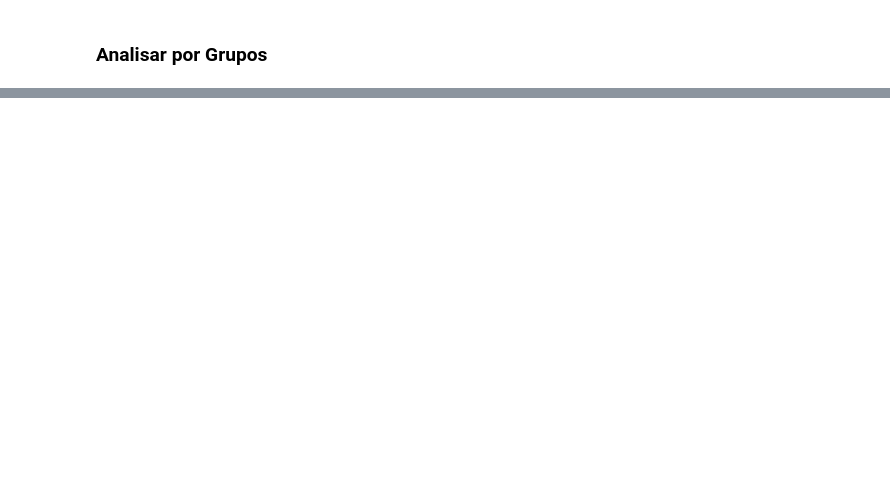
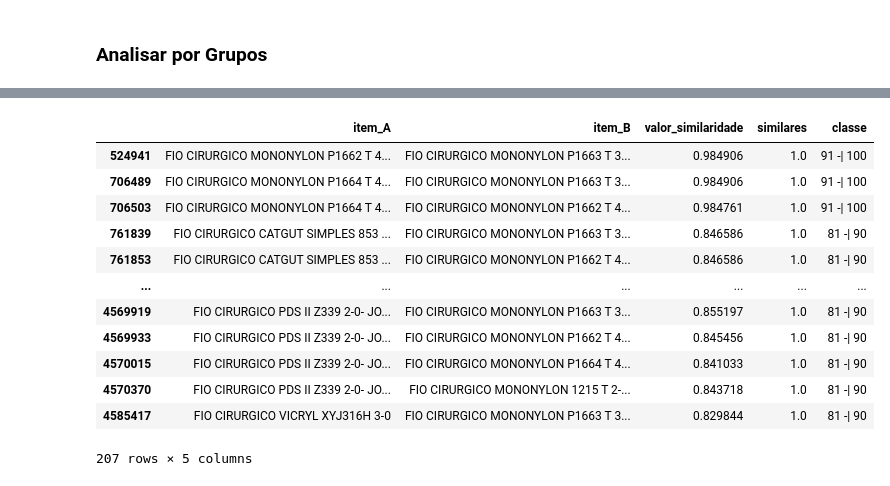
Before and after one commit to Douglas-cc/analyze_text_similarity, a Jupyter notebook: items_similarity.ipynb, the cells around one changed output, grey strips where cells are left out. Drawn from its saved outputs; the diff is of its cells as text; code cells hidden in the pictures; blank space fills up the shorter version.

Commit message:
Refinando resultados como similaridade de texto hibrida

```diff
--- a/items_similarity.ipynb
+++ b/items_similarity.ipynb
@@ -36,4 +28,4 @@ descricao_itens = df['Descrição do Item'].unique()
 # %% [markdown]
 - Remover stopwords
 # %%
-itens = pd.Series(descricao_itens).apply(lambda item: remove_stowords(item, portugues_stops))
+itens = pd.Series(descricao_itens).apply(lambda item: remove_stopwords(item, portugues_stops))
@@ -44,11 +34,11 @@ itens[itens == 'MONONYLON P1662 T 4-0 - JOHNSON JOHNSON']
 # %% [markdown]
 - Gernado a Matriz de similaridade de Jaro
 # %%
-matriz_jaro = similarity_matrix(np.array(itens), metric = 'jaro_winkler')
+matriz_jaro_winkler = similarity_matrix(np.array(itens), metric='jaro_winkler')
 # %% [markdown]
 - Convertendo matriz de similaridade para Dataframe
 # %%
-matriz_similaridade = pd.DataFrame(matriz_jaro, index=descricao_itens, columns=descricao_itens)
+matriz_similaridade = pd.DataFrame(matriz_jaro_winkler, index=descricao_itens, columns=descricao_itens)
 # %%
 matriz_similaridade
 # %% [markdown]
@@ -267,0 +378,18 @@ df_similaridade[df_similaridade['item_B'].isin(sonda)].query('valor_similaridade
+# %%
+df_fio_monolion = df_similaridade[df_similaridade['item_B'].isin(list_fio_monolion)].query('valor_similaridade >= 0.8')
+# %%
+df_fio_monolion
+# %% [output]
+|  | item_A | item_B | valor_similaridade | similares | classe |
+| 524941 | FIO CIRURGICO MONONYLON P1662 T 4... | FIO CIRURGICO MONONYLON P1663 T 3... | 0.984906 | 1.0 | 91 -| 100 |
+| 706489 | FIO CIRURGICO MONONYLON P1664 T 4... | FIO CIRURGICO MONONYLON P1663 T 3... | 0.984906 | 1.0 | 91 -| 100 |
+| 706503 | FIO CIRURGICO MONONYLON P1664 T 4... | FIO CIRURGICO MONONYLON P1662 T 4... | 0.984761 | 1.0 | 91 -| 100 |
+| 761839 | FIO CIRURGICO CATGUT SIMPLES 853 ... | FIO CIRURGICO MONONYLON P1663 T 3... | 0.846586 | 1.0 | 81 -| 90 |
+| 761853 | FIO CIRURGICO CATGUT SIMPLES 853 ... | FIO CIRURGICO MONONYLON P1662 T 4... | 0.846586 | 1.0 | 81 -| 90 |
+| ... | ... | ... | ... | ... | ... |
+| 4569919 | FIO CIRURGICO PDS II Z339 2-0- JO... | FIO CIRURGICO MONONYLON P1663 T 3... | 0.855197 | 1.0 | 81 -| 90 |
+| 4569933 | FIO CIRURGICO PDS II Z339 2-0- JO... | FIO CIRURGICO MONONYLON P1662 T 4... | 0.845456 | 1.0 | 81 -| 90 |
+| 4570015 | FIO CIRURGICO PDS II Z339 2-0- JO... | FIO CIRURGICO MONONYLON P1664 T 4... | 0.841033 | 1.0 | 81 -| 90 |
+| 4570370 | FIO CIRURGICO PDS II Z339 2-0- JO... | FIO CIRURGICO MONONYLON 1215 T 2-... | 0.843718 | 1.0 | 81 -| 90 |
+| 4585417 | FIO CIRURGICO VICRYL XYJ316H 3-0 | FIO CIRURGICO MONONYLON P1663 T 3... | 0.829844 | 1.0 | 81 -| 90 |
+207 rows × 5 columns
```
Also changed, not shown: parts of 156 cells of this notebook.
